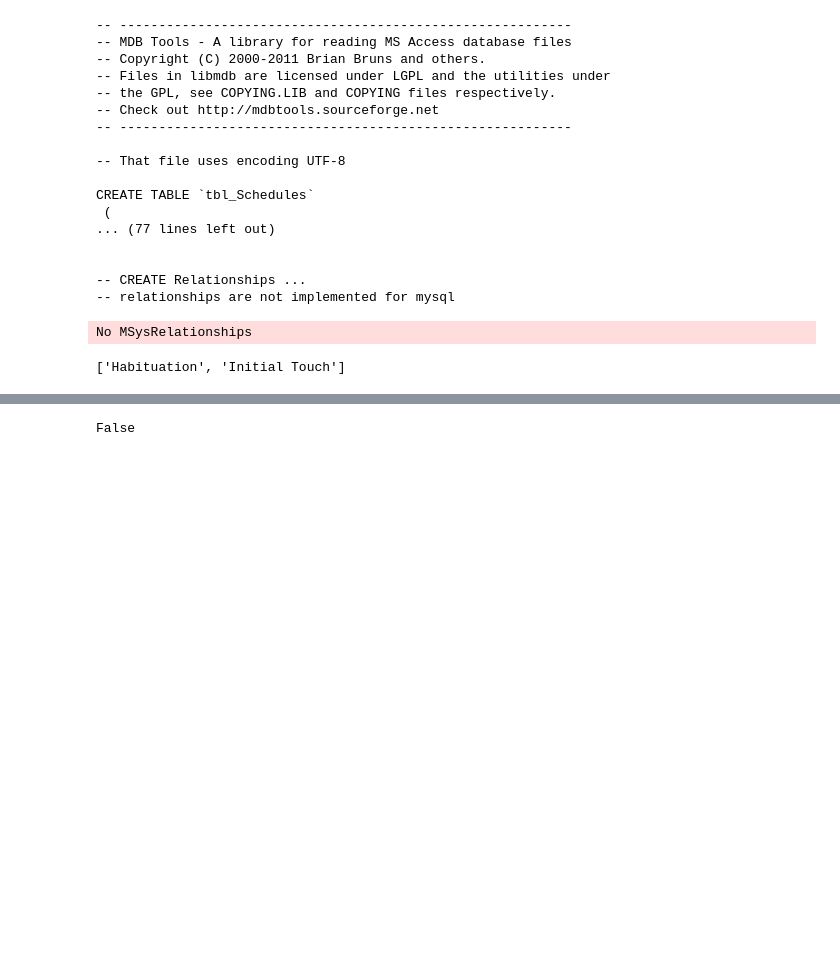
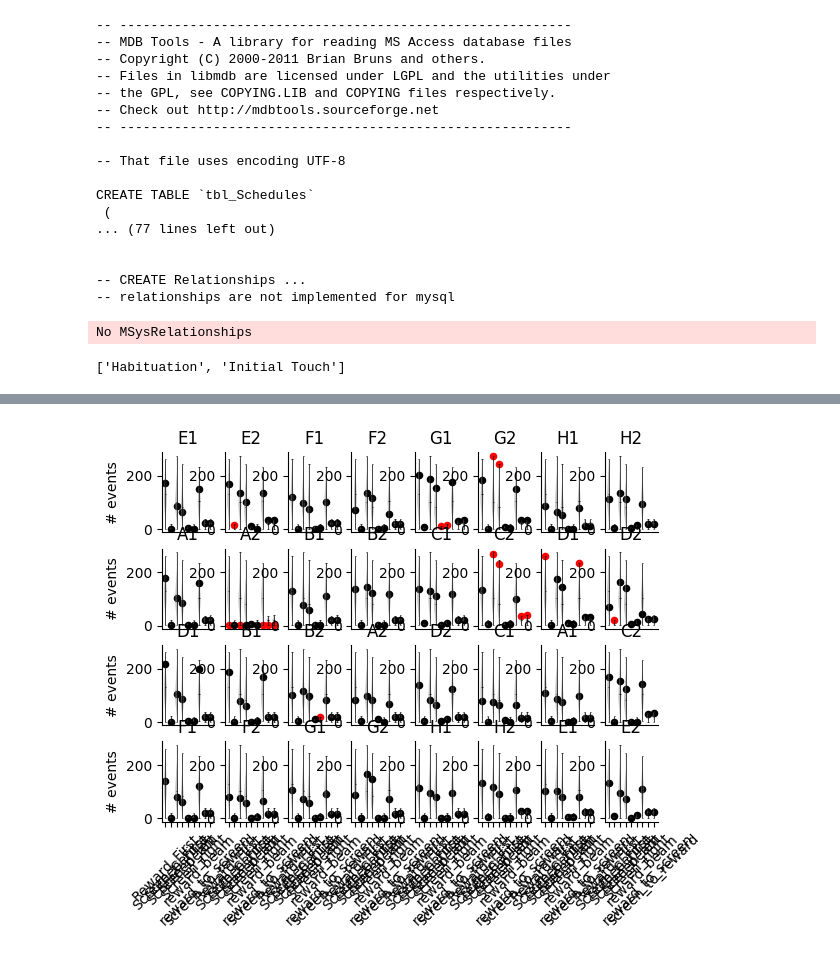
Before and after one commit to yger/equipsy, a Jupyter notebook: results/analysis.ipynb, the cells around one changed output, grey strips where cells are left out. Saved outputs shown, nothing was run; the diff lists cells and outputs as text; code cells hidden in the pictures; blank space fills up the shorter version.

```diff
--- a/results/analysis.ipynb
+++ b/results/analysis.ipynb
@@ -45,5 +43,4 @@ display_variables(a)
 # %%
-import numpy as np
-np.iterable(0)
+display_group_experiments(b)
 # %% [output]
-False
+[figure, added]
```
Also changed, not shown: parts of 2 cells of this notebook, 2 other files.
